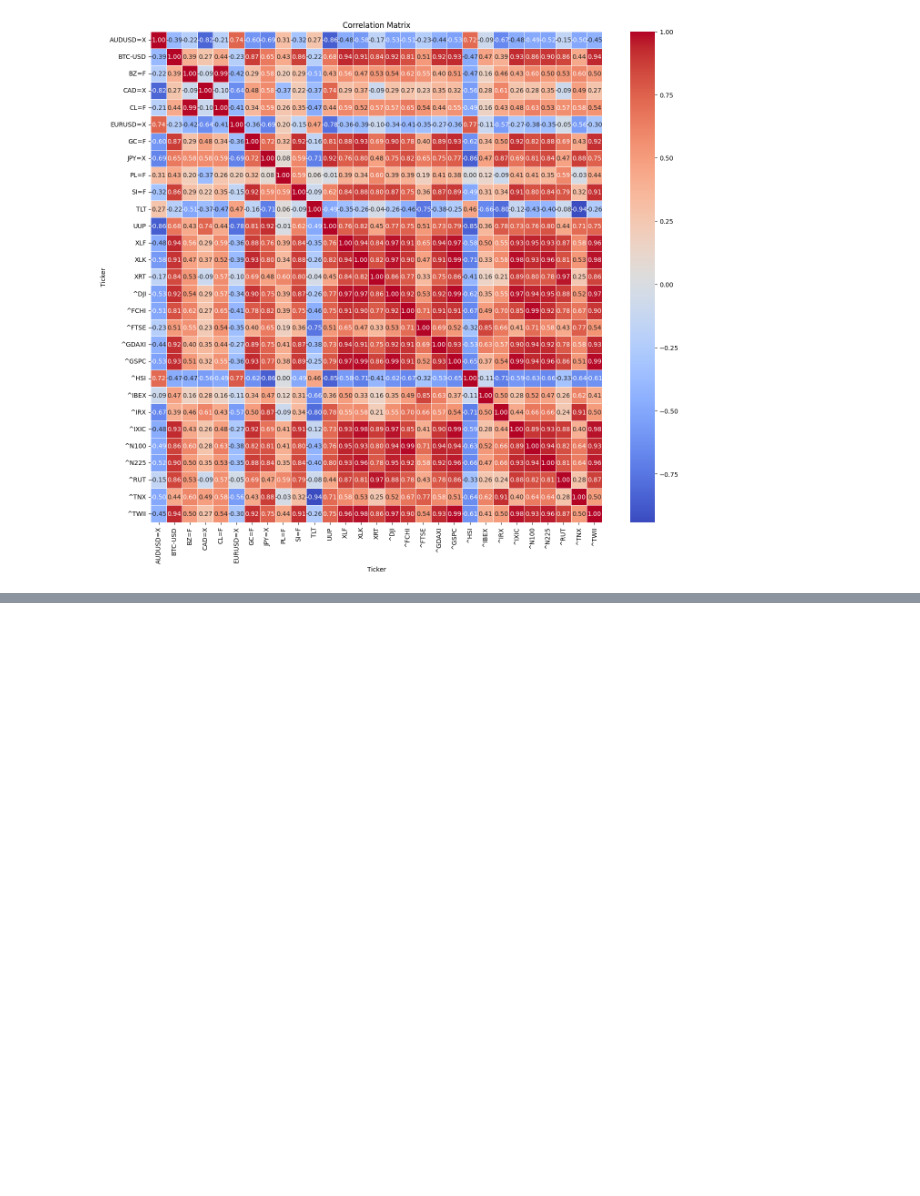
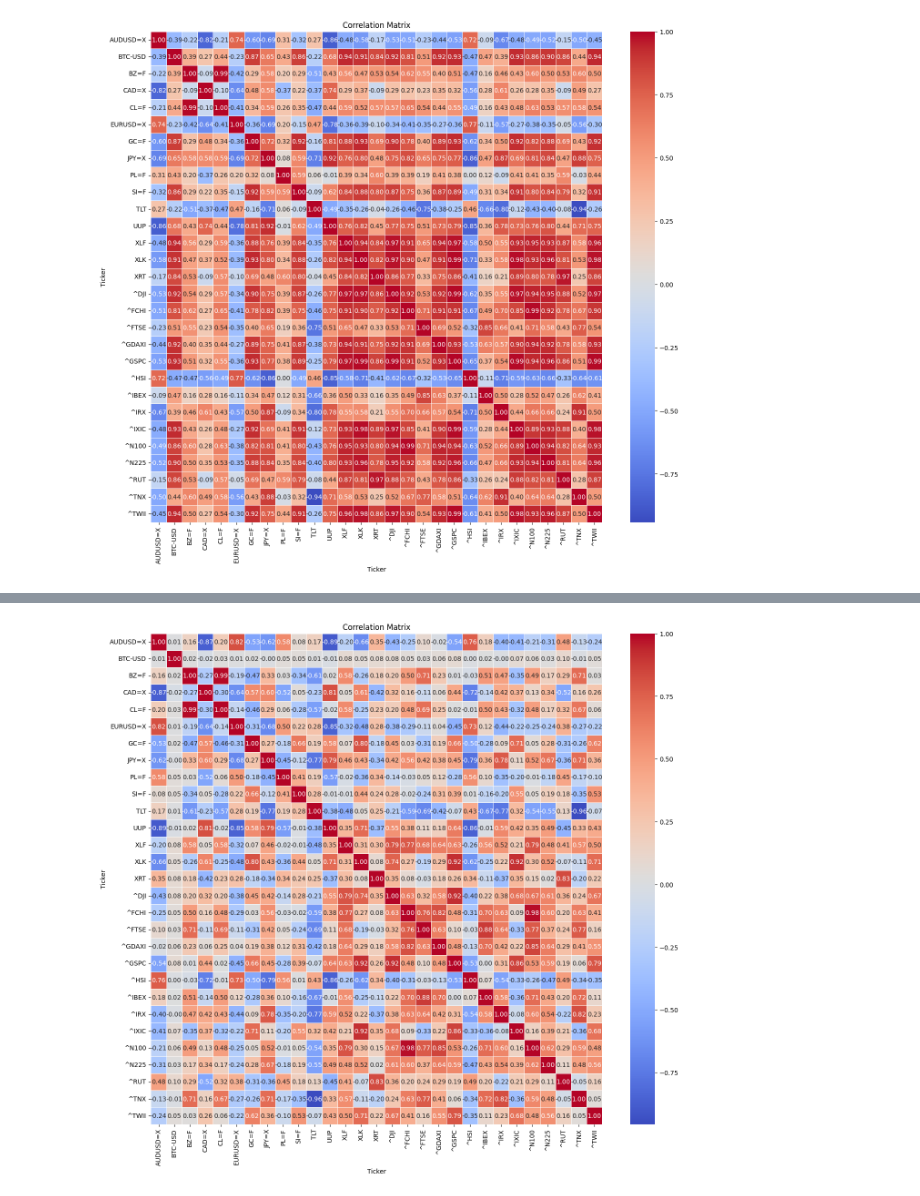
Before and after one commit to JuanMarin58/Bootcamp, a Jupyter notebook: Data_Engineering.ipynb, the cells around one changed output, grey strips where cells are left out. Drawn from its saved outputs; the diff is of its cells as text; code cells hidden in the pictures; blank space fills up the shorter version.

```diff
--- a/Data_Engineering.ipynb
+++ b/Data_Engineering.ipynb
@@ -55,3 +33,11 @@ plt.title('Correlation Matrix')
 plt.show()
 # %% [output]
 [figure]
+# %%
+
+#scalador = MinMaxScaler()
+#data_scaled = scalador.fit_transform(data_history)
+imputer = KNNImputer(n_neighbors=2, weights="distance")
+data_unifor = imputer.fit_transform(data_history)
+#data_imputed = scalador.inverse_transform(data_unifor)
+data = pd.DataFrame(data_unifor, columns=data_history.columns, index=data_history.index)
@@ -57,0 +46,3 @@ plt.show()
+# %%
+log_returns = np.log(data / data.shift(1))
+data = log_returns.dropna()
@@ -57,0 +69,8 @@ plt.show()
+# %%
+correlation_matrix = data.corr()
+plt.figure(figsize=(16, 14))
+sns.heatmap(correlation_matrix, annot=True, cmap='coolwarm', fmt=".2f", linewidths=0.5)
+plt.title('Correlation Matrix')
+plt.show()
+# %% [output]
+[figure, added]
```
Also changed, not shown: parts of 15 cells of this notebook.
